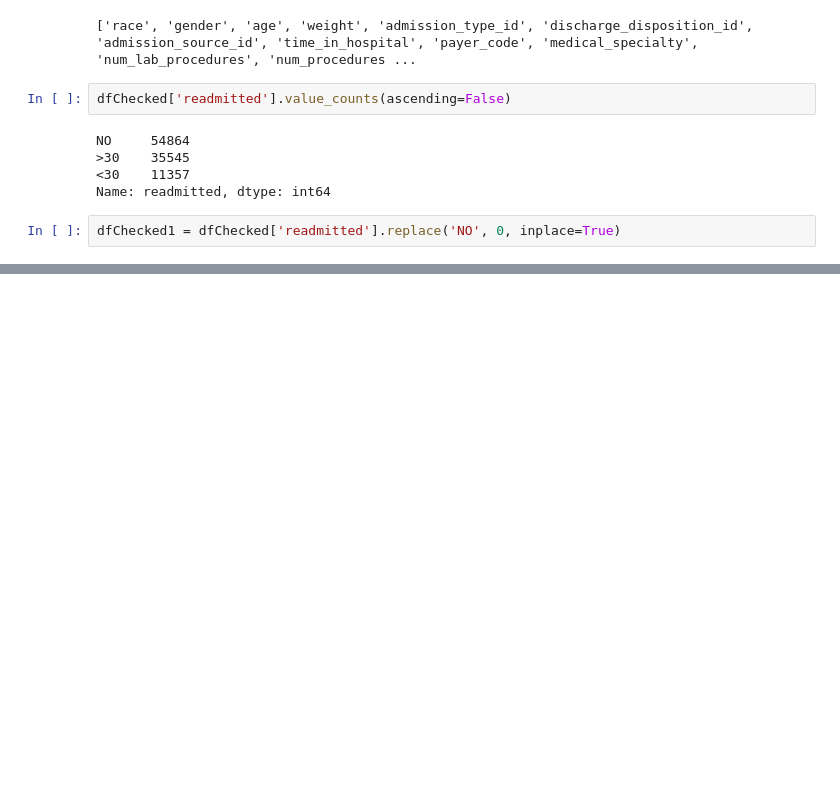
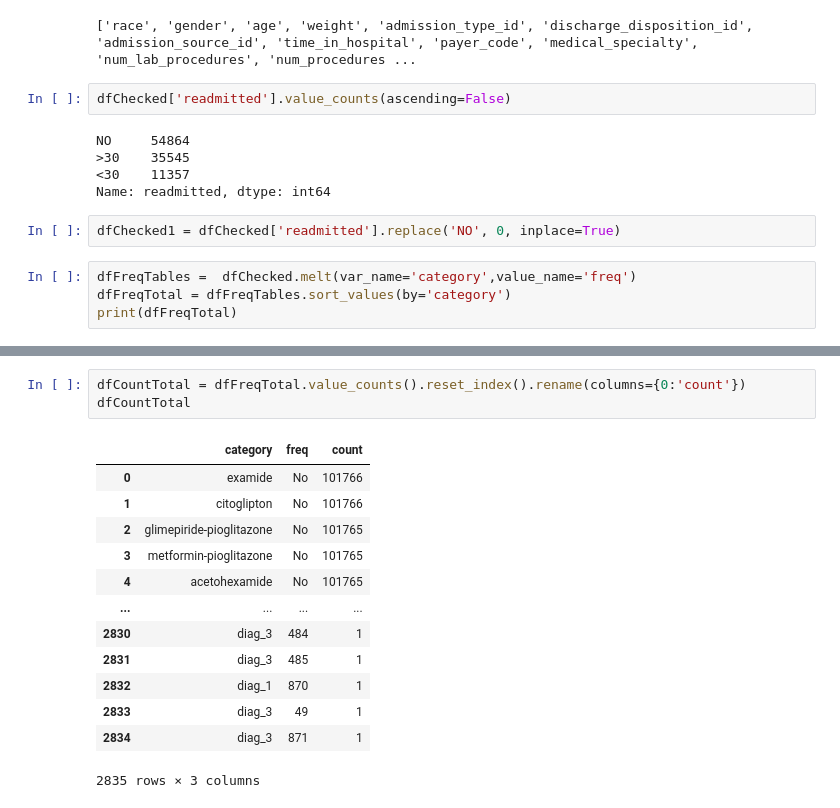
Before and after one commit to anherna24/dataVisual, a Jupyter notebook: dataVisualDiabetes.ipynb, the cells around one changed output, grey strips where cells are left out. Saved outputs shown, nothing was run; the diff lists cells and outputs as text; blank space fills up the shorter version.

```diff
--- a/dataVisualDiabetes.ipynb
+++ b/dataVisualDiabetes.ipynb
@@ -496,3 +488,7 @@ NO     54864
 Name: readmitted, dtype: int64
 # %%
 dfChecked1 = dfChecked['readmitted'].replace('NO', 0, inplace=True)
+# %%
+dfFreqTables =  dfChecked.melt(var_name='category',value_name='freq')
+dfFreqTotal = dfFreqTables.sort_values(by='category')
+print(dfFreqTotal)
@@ -498,0 +510,17 @@ dfChecked1 = dfChecked['readmitted'].replace('NO', 0, inplace=True)
+# %%
+dfCountTotal = dfFreqTotal.value_counts().reset_index().rename(columns={0:'count'})
+dfCountTotal
+# %% [output]
+|  | category | freq | count |
+| 0 | examide | No | 101766 |
+| 1 | citoglipton | No | 101766 |
+| 2 | glimepiride-pioglitazone | No | 101765 |
+| 3 | metformin-pioglitazone | No | 101765 |
+| 4 | acetohexamide | No | 101765 |
+| ... | ... | ... | ... |
+| 2830 | diag_3 | 484 | 1 |
+| 2831 | diag_3 | 485 | 1 |
+| 2832 | diag_1 | 870 | 1 |
+| 2833 | diag_3 | 49 | 1 |
+| 2834 | diag_3 | 871 | 1 |
+2835 rows × 3 columns
```
Also changed, not shown: parts of 4 cells of this notebook.
